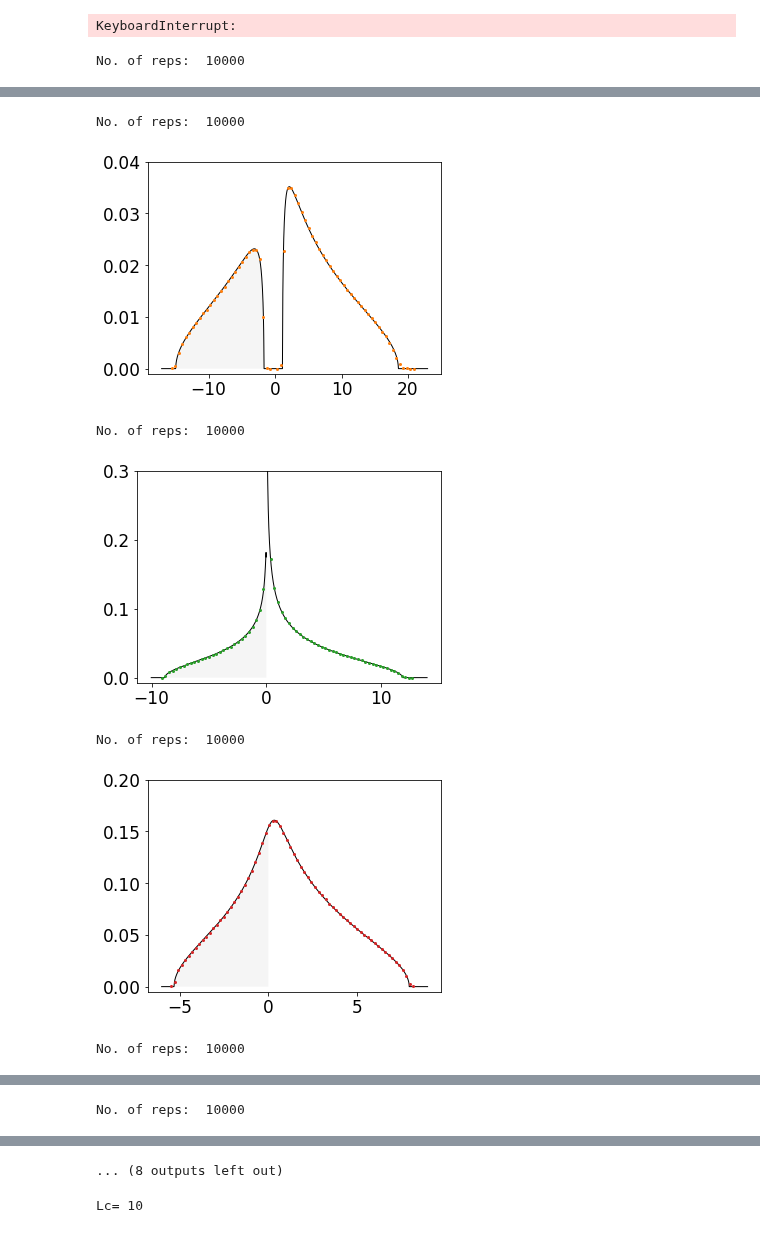
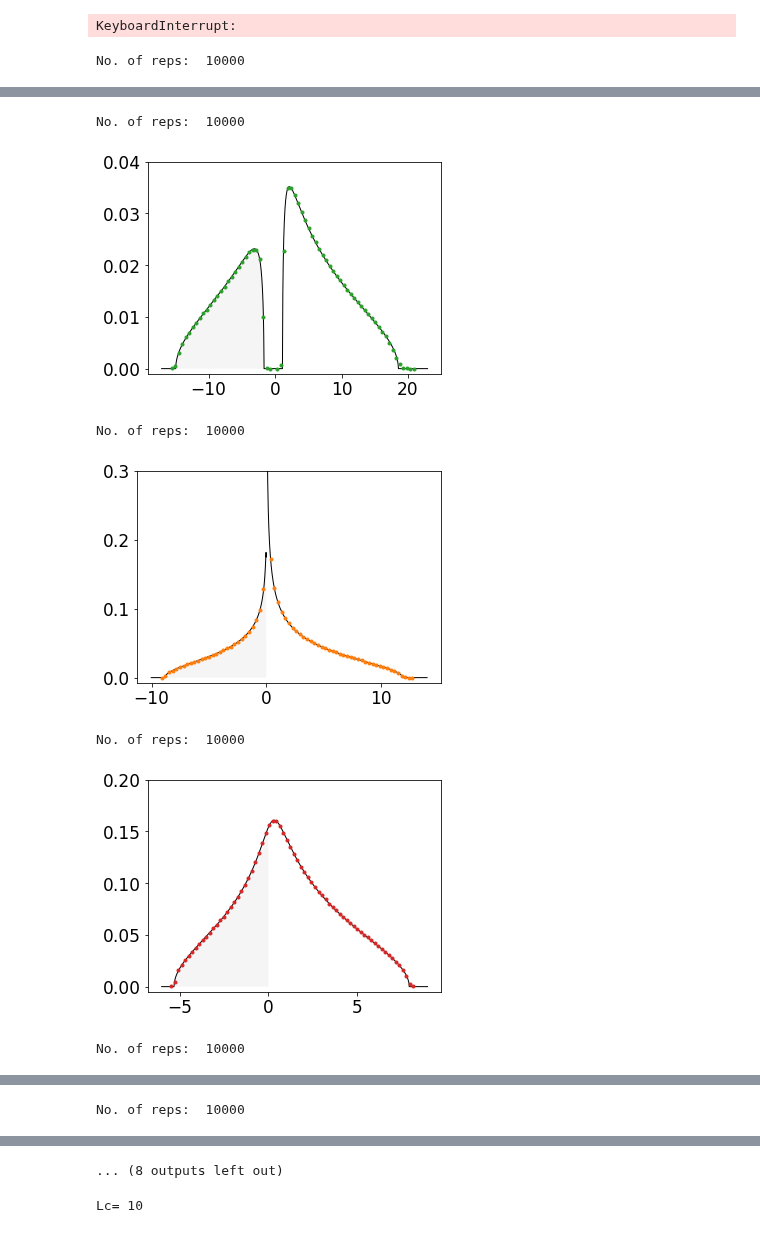
Before and after one commit to hassan-shap/RMT, a Jupyter notebook: Neg_vs_Lb_draft.ipynb, the cells around one changed output, grey strips where cells are left out. Cells and saved outputs as stored; diff of their text form; code cells hidden in the pictures.

Commit message:
NS vs Lb color coded

```diff
--- a/Neg_vs_Lb_draft.ipynb
+++ b/Neg_vs_Lb_draft.ipynb
@@ -198,7 +198,12 @@ for i_n in range(len(Lc_sw)):
         plt.plot(xplot*fx,fy*yplot,color='k',linewidth=1)#,color='C%d' % (i_n))#,label=r'$N_{B}$=%d' % (Lc) )
         plt.fill_between(xplot*fx,fy*yplot, where=xplot<0, facecolor='whitesmoke',interpolate=True)#,color='C%d' % (i_n))#,label=r'$N_{B}$=%d' % (Lc) )
 
-    plt.plot(bins_center,n,'o',markersize=2,color='C%d' % (i_n))#,color='red',label='Na=%d' % (i_n+1) )
+    if i_n == 1:
+        plt.plot(bins_center,n,'o',markersize=3,color='C2') #,color='red',label='Na=%d' % (i_n+1) )
+    elif i_n == 2:
+        plt.plot(bins_center,n,'o',markersize=3,color='C1')#,color='red',label='Na=%d' % (i_n+1) )
+    else:
+        plt.plot(bins_center,n,'o',markersize=3,color='C%d' % (i_n))#,color='red',label='Na=%d' % (i_n+1) )
 
 #     plt.plot(fy*yplot,color='C%d' % (i_n))#,label=r'$N_{B}$=%d' % (Lc) )
 
@@ -248,9 +253,9 @@ No. of reps:  10000
 No. of reps:  10000
-[figure, old version]
+[figure, new version]
 No. of reps:  10000
-[figure, old version]
+[figure, new version]
 No. of reps:  10000
-[figure, old version]
+[figure, new version]
 No. of reps:  10000
 [figure]
 No. of reps:  10000
```
Also changed, not shown: parts of 1 cell of this notebook, 10 other files.
